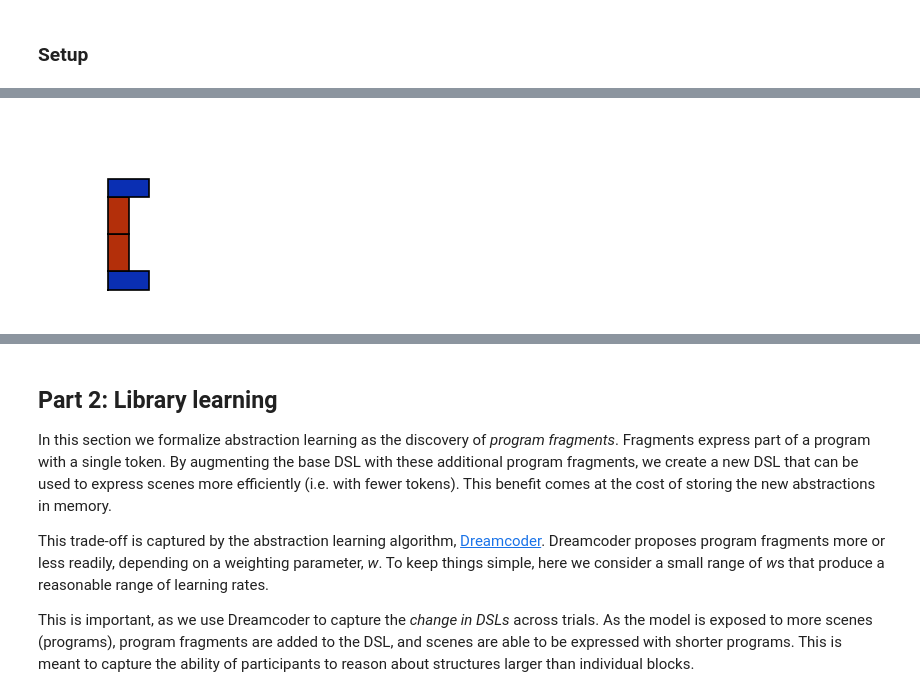
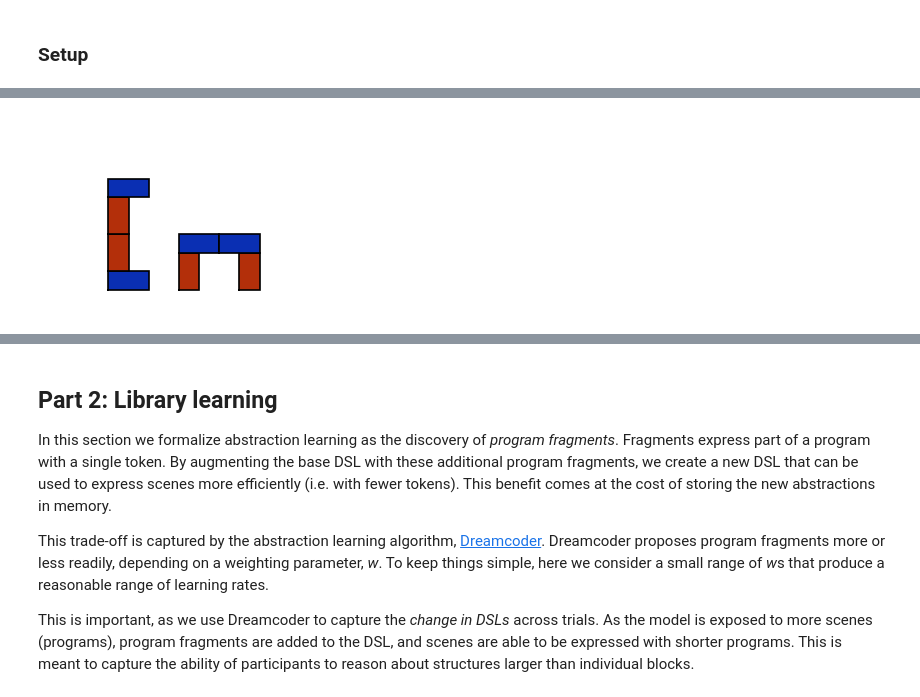
Before and after one commit to cogtoolslab/compositional-abstractions-tutorial, a Jupyter notebook: notebooks/ca_programs.ipynb, the cells around one changed output, grey strips where cells are left out. Saved outputs shown, nothing was run; the diff lists cells and outputs as text; code cells hidden in the pictures.

Commit message:
program notebook exercises

```diff
--- a/notebooks/ca_programs.ipynb
+++ b/notebooks/ca_programs.ipynb
@@ -97,4 +104,5 @@ render_program(manual_tower_programs['CL'])
-# %%
-render_program('h l_1 v v r_1 h')
-# %% [output]
-[figure, removed]
+# %%
+# render a scene program
+render_program(manual_tower_programs["CPi"])
+# %% [output]
+[figure, added]
```
Also changed, not shown: parts of 34 cells of this notebook.
